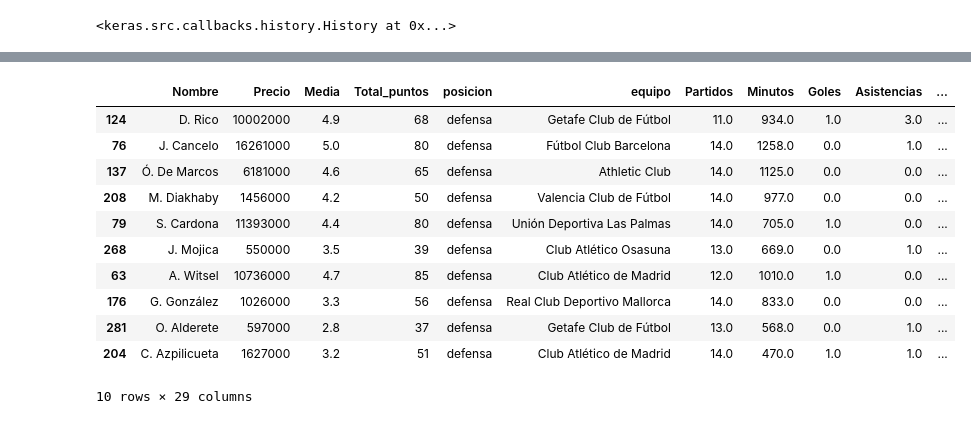
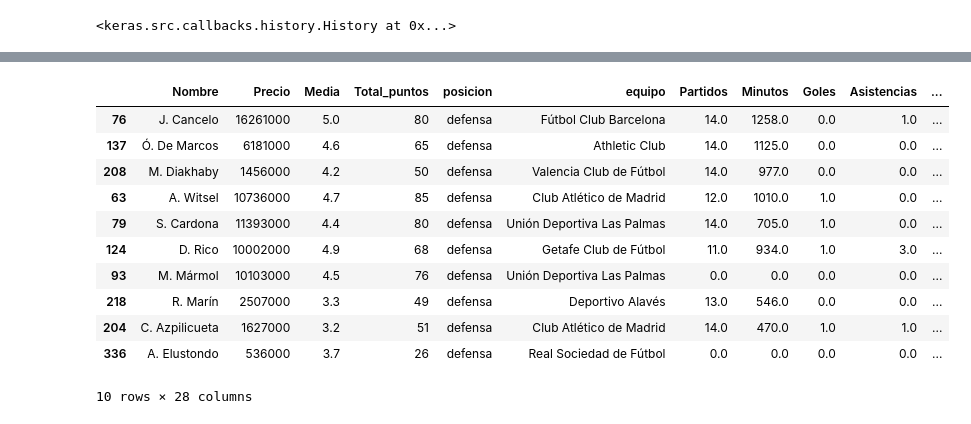
Before and after one commit to jamesyul/Cyber-Football_PCI, a Jupyter notebook: ML/Red Neuronales/ML_Redes Neuronales.ipynb, the cells around one changed output, grey strips where cells are left out. Saved outputs shown, nothing was run; the diff lists cells and outputs as text; code cells hidden in the pictures.

```diff
--- a/ML/Red Neuronales/ML_Redes Neuronales.ipynb
+++ b/ML/Red Neuronales/ML_Redes Neuronales.ipynb
@@ -301,16 +250,16 @@ top_10_precio_Portero
 # %%
-top_10_precio_Defensa
+top_10_puntos_Defensa
 # %% [output]
 |  | Nombre | Precio | Media | Total_puntos | posicion | equipo | Partidos | Minutos | Goles | Asistencias | ... |
-| 124 | D. Rico | 10002000 | 4.9 | 68 | defensa | Getafe Club de Fútbol | 11.0 | 934.0 | 1.0 | 3.0 | ... |
 | 76 | J. Cancelo | 16261000 | 5.0 | 80 | defensa | Fútbol Club Barcelona | 14.0 | 1258.0 | 0.0 | 1.0 | ... |
 | 137 | Ó. De Marcos | 6181000 | 4.6 | 65 | defensa | Athletic Club | 14.0 | 1125.0 | 0.0 | 0.0 | ... |
 | 208 | M. Diakhaby | 1456000 | 4.2 | 50 | defensa | Valencia Club de Fútbol | 14.0 | 977.0 | 0.0 | 0.0 | ... |
+| 63 | A. Witsel | 10736000 | 4.7 | 85 | defensa | Club Atlético de Madrid | 12.0 | 1010.0 | 1.0 | 0.0 | ... |
 | 79 | S. Cardona | 11393000 | 4.4 | 80 | defensa | Unión Deportiva Las Palmas | 14.0 | 705.0 | 1.0 | 0.0 | ... |
-| 268 | J. Mojica | 550000 | 3.5 | 39 | defensa | Club Atlético Osasuna | 13.0 | 669.0 | 0.0 | 1.0 | ... |
-| 63 | A. Witsel | 10736000 | 4.7 | 85 | defensa | Club Atlético de Madrid | 12.0 | 1010.0 | 1.0 | 0.0 | ... |
-| 176 | G. González | 1026000 | 3.3 | 56 | defensa | Real Club Deportivo Mallorca | 14.0 | 833.0 | 0.0 | 0.0 | ... |
-| 281 | O. Alderete | 597000 | 2.8 | 37 | defensa | Getafe Club de Fútbol | 13.0 | 568.0 | 0.0 | 1.0 | ... |
+| 124 | D. Rico | 10002000 | 4.9 | 68 | defensa | Getafe Club de Fútbol | 11.0 | 934.0 | 1.0 | 3.0 | ... |
+| 93 | M. Mármol | 10103000 | 4.5 | 76 | defensa | Unión Deportiva Las Palmas | 0.0 | 0.0 | 0.0 | 0.0 | ... |
+| 218 | R. Marín | 2507000 | 3.3 | 49 | defensa | Deportivo Alavés | 13.0 | 546.0 | 0.0 | 0.0 | ... |
 | 204 | C. Azpilicueta | 1627000 | 3.2 | 51 | defensa | Club Atlético de Madrid | 14.0 | 470.0 | 1.0 | 1.0 | ... |
+| 336 | A. Elustondo | 536000 | 3.7 | 26 | defensa | Real Sociedad de Fútbol | 0.0 | 0.0 | 0.0 | 0.0 | ... |
-10 rows × 29 columns
+10 rows × 28 columns
 # %%
```
Also changed, not shown: parts of 12 cells of this notebook, 8 other files.
